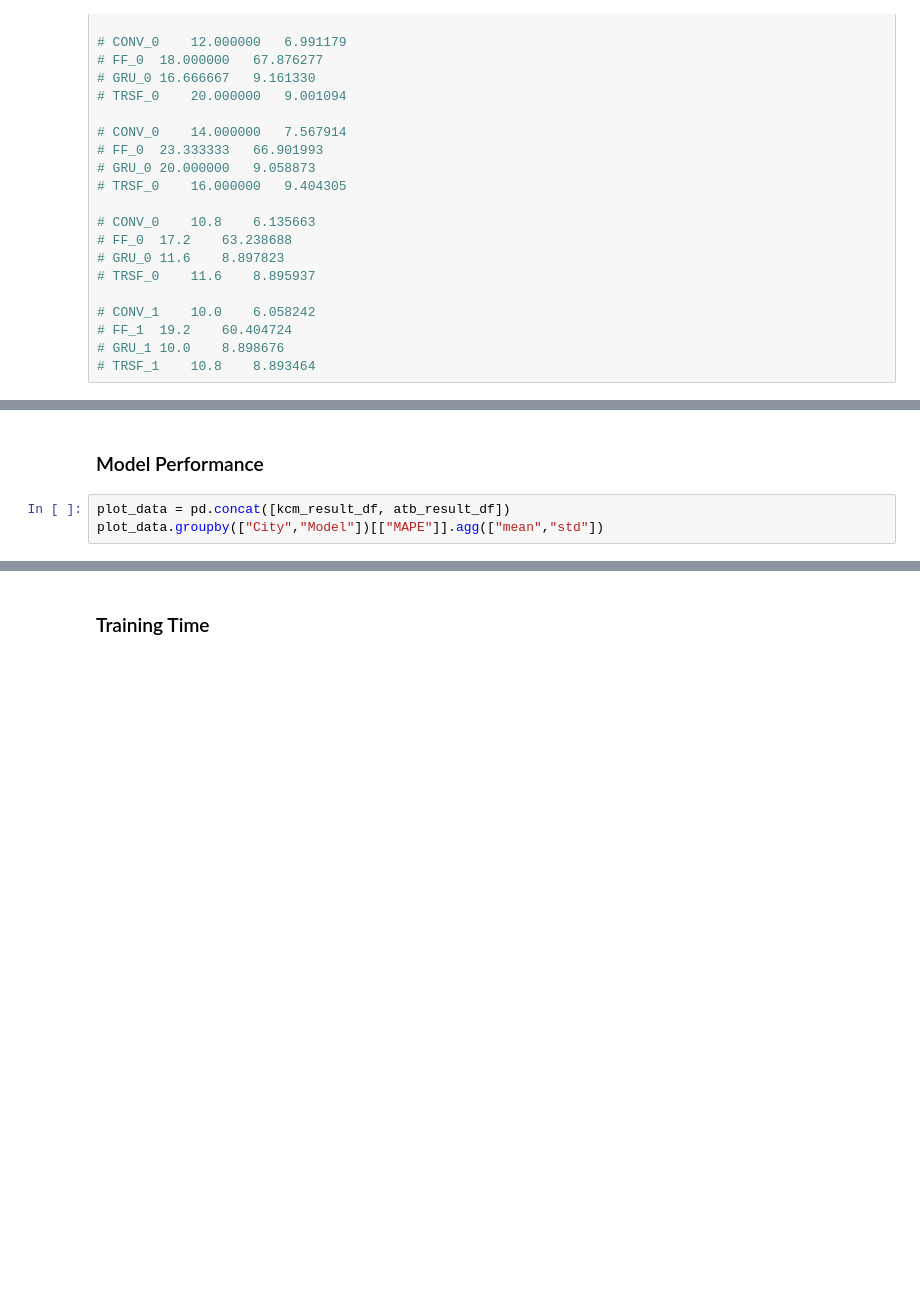
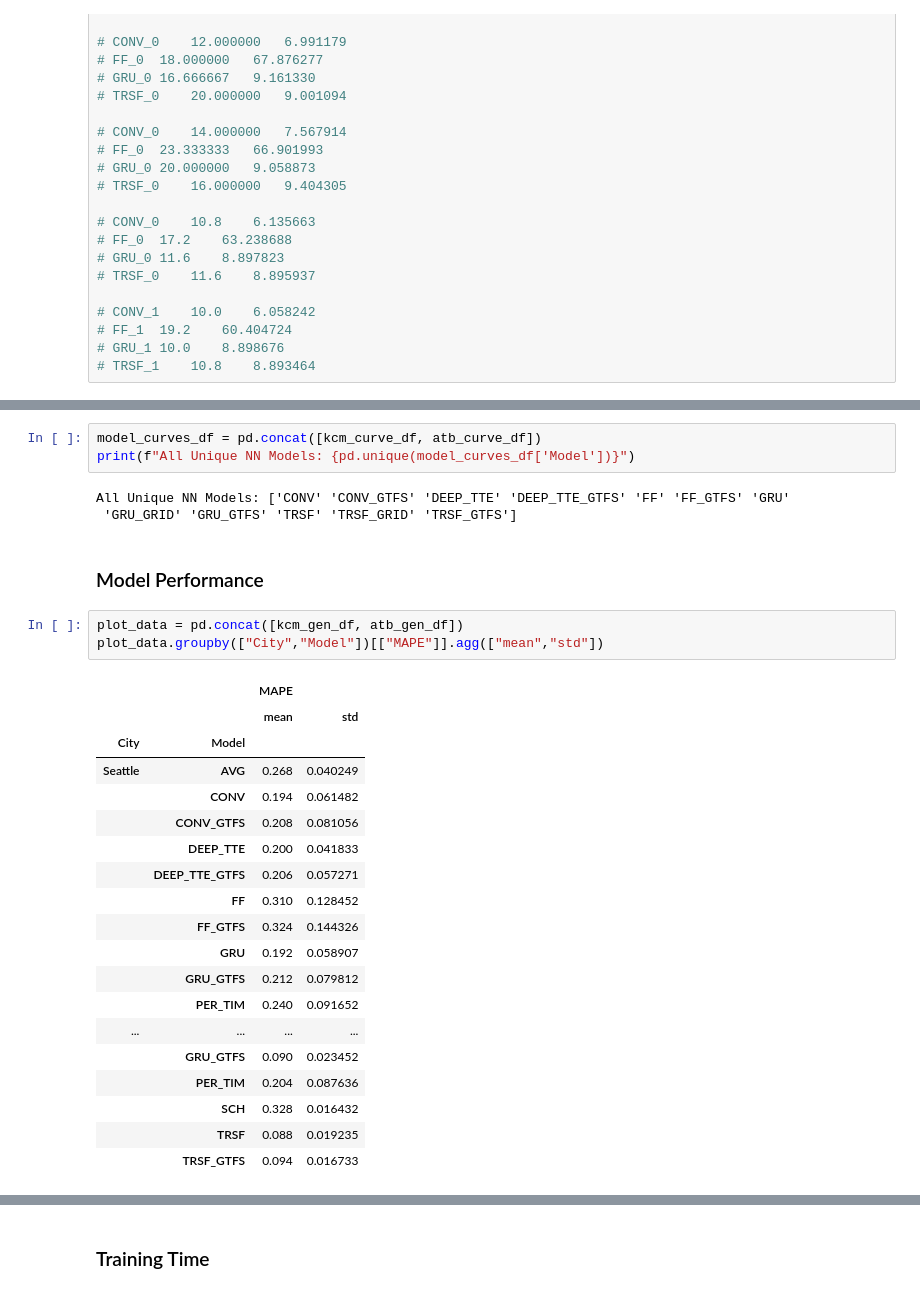
Before and after one commit to zackAemmer/generalizable_travel_times, a Jupyter notebook: src/explore_results.ipynb, the cells around one changed output, grey strips where cells are left out. Saved outputs shown, nothing was run; the diff lists cells and outputs as text; blank space fills up the shorter version.

```diff
--- a/src/explore_results.ipynb
+++ b/src/explore_results.ipynb
@@ -167,8 +213,34 @@ print(f"All Unique NN Models: {pd.unique(model_curves_df['Model'])}")
+# %%
+model_curves_df = pd.concat([kcm_curve_df, atb_curve_df])
+print(f"All Unique NN Models: {pd.unique(model_curves_df['Model'])}")
+# %% [output]
+All Unique NN Models: ['CONV' 'CONV_GTFS' 'DEEP_TTE' 'DEEP_TTE_GTFS' 'FF' 'FF_GTFS' 'GRU'
+ 'GRU_GRID' 'GRU_GTFS' 'TRSF' 'TRSF_GRID' 'TRSF_GTFS']
 # %% [markdown]
 ### Model Performance
 # %%
-plot_data = pd.concat([kcm_result_df, atb_result_df])
+plot_data = pd.concat([kcm_gen_df, atb_gen_df])
 plot_data.groupby(["City","Model"])[["MAPE"]].agg(["mean","std"])
+# %% [output]
+|  |  | MAPE |  |
+|  |  | mean | std |
+| City | Model |  |  |
+| Seattle | AVG | 0.268 | 0.040249 |
+|  | CONV | 0.194 | 0.061482 |
+|  | CONV_GTFS | 0.208 | 0.081056 |
+|  | DEEP_TTE | 0.200 | 0.041833 |
+|  | DEEP_TTE_GTFS | 0.206 | 0.057271 |
+|  | FF | 0.310 | 0.128452 |
+|  | FF_GTFS | 0.324 | 0.144326 |
+|  | GRU | 0.192 | 0.058907 |
+|  | GRU_GTFS | 0.212 | 0.079812 |
+|  | PER_TIM | 0.240 | 0.091652 |
+| ... | ... | ... | ... |
+|  | GRU_GTFS | 0.090 | 0.023452 |
+|  | PER_TIM | 0.204 | 0.087636 |
+|  | SCH | 0.328 | 0.016432 |
+|  | TRSF | 0.088 | 0.019235 |
+|  | TRSF_GTFS | 0.094 | 0.016733 |
 # %%
 plot_data = kcm_result_df
 fig, axes = plt.subplots(1,1)
```
Also changed, not shown: parts of 9 cells of this notebook, 3 other files.
